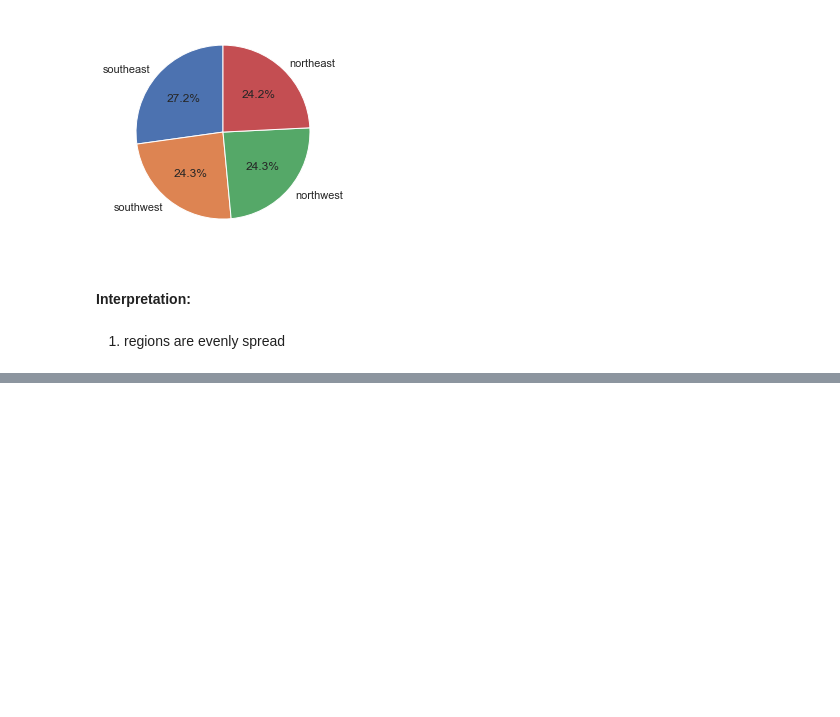
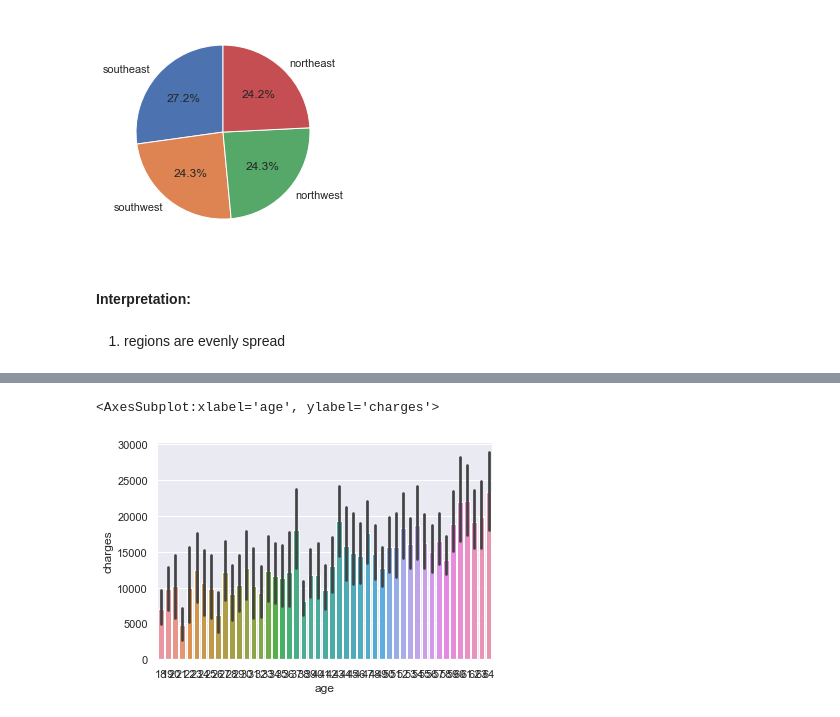
Before and after one commit to VincentBrunner/medical-insurance-portfolio-project, a Jupyter notebook: Untitled.ipynb, the cells around one changed output, grey strips where cells are left out. Cells and saved outputs as stored; diff of their text form; code cells hidden in the pictures; blank space fills up the shorter version.

```diff
--- a/Untitled.ipynb
+++ b/Untitled.ipynb
@@ -138,0 +143,5 @@ We want to check for corrrelations between the amount of children and the region
+# %%
+sns.barplot(insurance_df["age"], insurance_df["charges"])
+# %% [output]
+<AxesSubplot:xlabel='age', ylabel='charges'>
+[figure, added]
```
Also changed, not shown: parts of 13 cells of this notebook.
